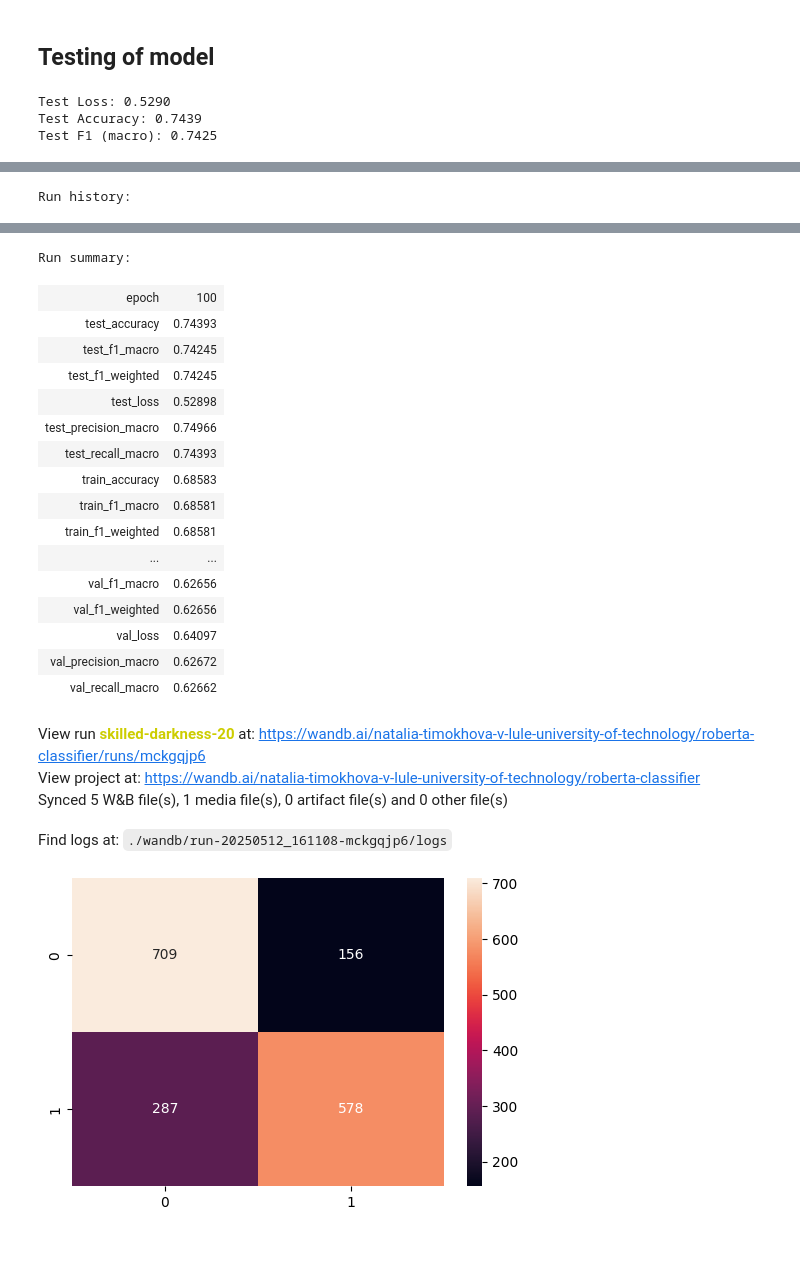
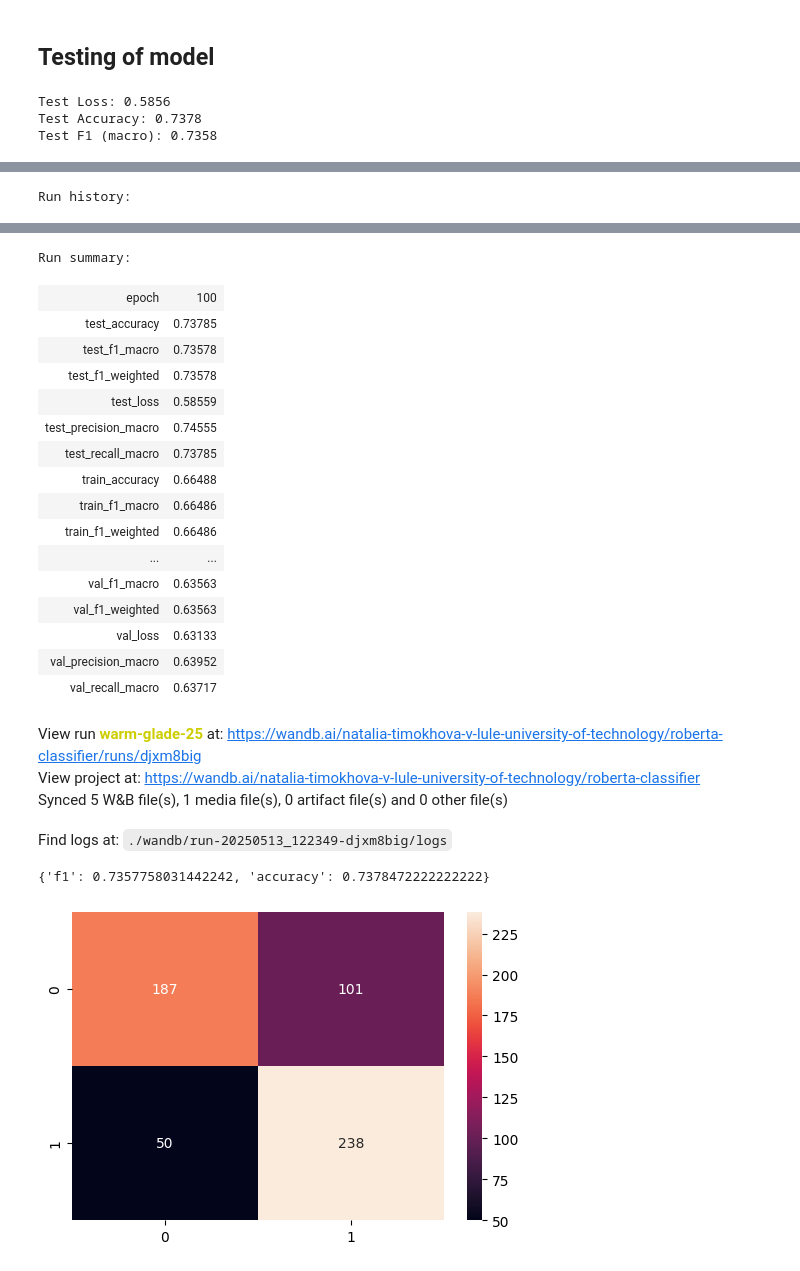
Before and after one commit to NataliaTimokhova/HateSpeechDetection, a Jupyter notebook: notebooks/HateSpeechDetection.ipynb, the cells around one changed output, grey strips where cells are left out. Saved outputs shown, nothing was run; the diff lists cells and outputs as text; code cells hidden in the pictures.

Commit message:
Added undersampling and AttentionPooling

```diff
--- a/notebooks/HateSpeechDetection.ipynb
+++ b/notebooks/HateSpeechDetection.ipynb
@@ -62,8 +60,9 @@ class CustomClassifier(nn.Module):
         config = AutoConfig.from_pretrained(model_name)
         hidden_size = config.hidden_size  # Dynamically get the model's hidden size
 
-
-        print(hidden_size)
+        if pooling == 'attention_pooling'
+            # Replace CLS pooling with attention
+            self.attention_pool = AttentionPooling(hidden_size)
 
         # Freeze all parameters of the base model
         for param in self.base.parameters():
@@ -87,6 +86,8 @@ class CustomClassifier(nn.Module):
             sum_embeddings = torch.sum(token_embeddings * input_mask_expanded, 1)
             sum_mask = input_mask_expanded.sum(1).clamp(min=1e-9)
             pooled = sum_embeddings / sum_mask
+        if else self.pooling == 'attention_pooling':
+            pooled = self.attention_pool(outputs.last_hidden_state, attention_mask)
         else:
             pooled = outputs.last_hidden_state[:, 0, :]  # CLS token
 
@@ -138,18 +139,23 @@ val_df[label] = val_df[label].map(label_map)
 test_df[label] = test_df[label].map(label_map)
 
 # Oversample dataset
-os_train_df = oversample_dataset(train_df, label)
-os_val_df = oversample_dataset(val_df, label)
-os_test_df = oversample_dataset(test_df, label)
+# os_train_df = oversample_dataset(train_df, label)
+# os_val_df = oversample_dataset(val_df, label)
+# os_test_df = oversample_dataset(test_df, label)
+
+# Undersample dataset
+us_train_df = undersample_dataset(train_df, label)
+us_val_df = undersample_dataset(val_df, label)
+us_test_df = undersample_dataset(test_df, label)
 
 # Create PyTorch Datasets and DataLoaders
-train_dataset = HateSpeechDataset(os_train_df, tokenizer, label=label)
-val_dataset = HateSpeechDataset(os_val_df, tokenizer, label=label)
-test_dataset = HateSpeechDataset(os_test_df, tokenizer, label=label)
+train_dataset = HateSpeechDataset(us_train_df, tokenizer, label=label)
+val_dataset = HateSpeechDataset(us_val_df, tokenizer, label=label)
+test_dataset = HateSpeechDataset(us_test_df, tokenizer, label=label)
 
 train_loader = DataLoader(train_dataset, batch_size=16, shuffle=True)
 val_loader = DataLoader(val_dataset, batch_size=16)
 test_loader = DataLoader(test_dataset, batch_size=32)
 
-print(get_class_distribution(os_train_df, label))
+print(get_class_distribution(us_train_df, label))
 # %% [output]
@@ -157,16 +163,19 @@ print(get_class_distribution(os_train_df, label))
 # %%
 class_weights = compute_class_weight(
     class_weight="balanced",
-    classes=np.unique(os_train_df[label]),
-    y=os_train_df[label]
+    classes=np.unique(us_train_df[label]),
+    y=us_train_df[label]
 )
 
 class_weights_tensor = torch.tensor(class_weights, dtype=torch.float).to(device)
 # %% [markdown]
 ## Training and evaluation of model
 # %%
+# Decide what pooling to use
+pooling = "cls"
+
 # Initialize model
-model = CustomClassifier(model_name, pooling="cls").to(device)
+model = CustomClassifier(model_name, pooling=pooling).to(device)
 
 # Optimizer only for the classification head
 optimizer = torch.optim.AdamW(model.classifier.parameters(), lr=2e-4)
@@ -216,10 +236,13 @@ Val F1 (macro): 0.6266
 # %% [markdown]
 ## Testing of model
 # %%
+# Load best model
+model.load_state_dict(torch.load("best_model.pt", weights_only=True))
+# Test model on test set
 test_model(model, test_loader, device, class_weights_tensor, phase = "test")
 # %% [output]
-Test Loss: 0.5290
-Test Accuracy: 0.7439
-Test F1 (macro): 0.7425
+Test Loss: 0.5856
+Test Accuracy: 0.7378
+Test F1 (macro): 0.7358
 [interactive output not drawn]
 Run history:
@@ -242,22 +265,23 @@ Run history:
 Run summary:
 | epoch | 100 |
-| test_accuracy | 0.74393 |
-| test_f1_macro | 0.74245 |
-| test_f1_weighted | 0.74245 |
-| test_loss | 0.52898 |
-| test_precision_macro | 0.74966 |
-| test_recall_macro | 0.74393 |
-| train_accuracy | 0.68583 |
-| train_f1_macro | 0.68581 |
-| train_f1_weighted | 0.68581 |
+| test_accuracy | 0.73785 |
+| test_f1_macro | 0.73578 |
+| test_f1_weighted | 0.73578 |
+| test_loss | 0.58559 |
+| test_precision_macro | 0.74555 |
+| test_recall_macro | 0.73785 |
+| train_accuracy | 0.66488 |
+| train_f1_macro | 0.66486 |
+| train_f1_weighted | 0.66486 |
 | ... | ... |
-| val_f1_macro | 0.62656 |
-| val_f1_weighted | 0.62656 |
-| val_loss | 0.64097 |
-| val_precision_macro | 0.62672 |
-| val_recall_macro | 0.62662 |
+| val_f1_macro | 0.63563 |
+| val_f1_weighted | 0.63563 |
+| val_loss | 0.63133 |
+| val_precision_macro | 0.63952 |
+| val_recall_macro | 0.63717 |
-View run skilled-darkness-20 at: https://wandb.ai/natalia-timokhova-v-lule-university-of-technology/roberta-classifier/runs/mckgqjp6
+View run warm-glade-25 at: https://wandb.ai/natalia-timokhova-v-lule-university-of-technology/roberta-classifier/runs/djxm8big
 View project at: https://wandb.ai/natalia-timokhova-v-lule-university-of-technology/roberta-classifier
 Synced 5 W&B file(s), 1 media file(s), 0 artifact file(s) and 0 other file(s)
-Find logs at: ./wandb/run-20250512_161108-mckgqjp6/logs
+Find logs at: ./wandb/run-20250513_122349-djxm8big/logs
+{'f1': 0.7357758031442242, 'accuracy': 0.7378472222222222}
-[figure, old version]
+[figure, new version]
```
Also changed, not shown: parts of 6 cells of this notebook, 1 other file.
